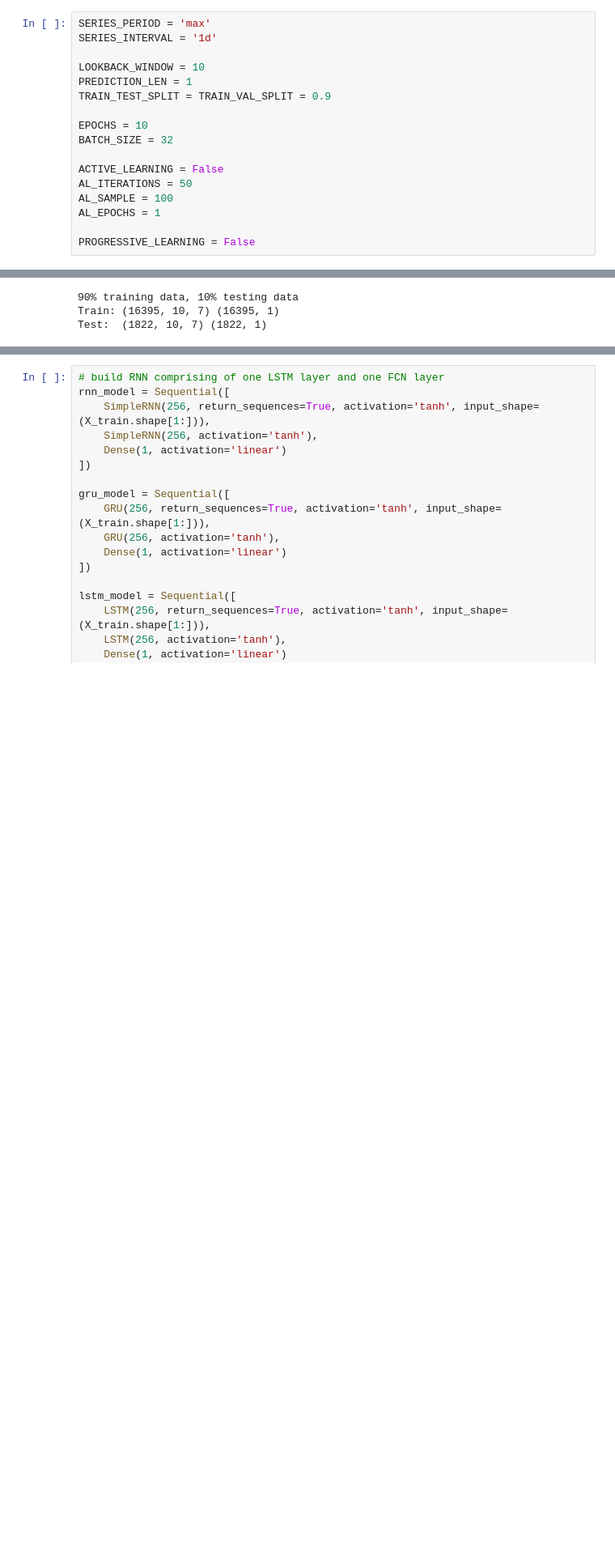
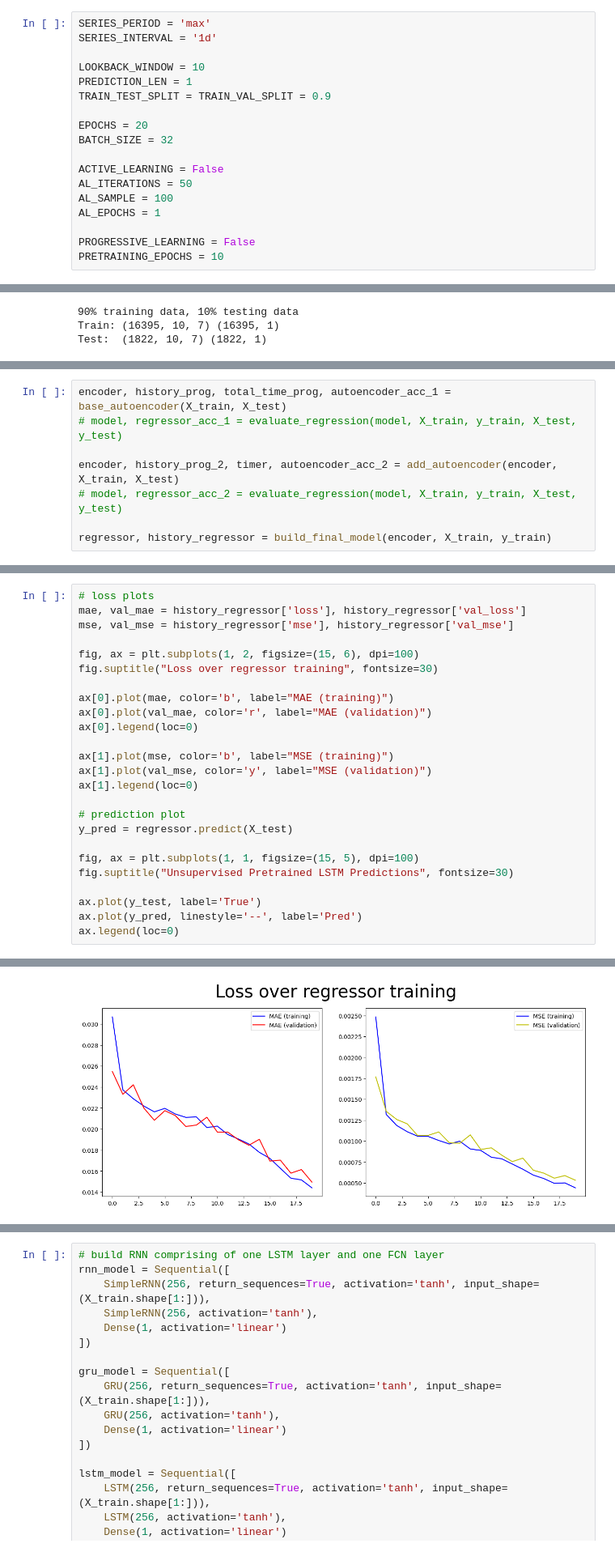
Before and after one commit to gittmp/sustainable-risk-modelling, a Jupyter notebook: Program/risk-forecasting.ipynb, the cells around one changed output, grey strips where cells are left out. Shown at 81% size. Cells and saved outputs as stored; diff of their text form; blank space fills up the shorter version.

Commit message:
implemented unsupervised layer-wise training using LSTM autoencoder

```diff
--- a/Program/risk-forecasting.ipynb
+++ b/Program/risk-forecasting.ipynb
@@ -41,7 +41,7 @@ LOOKBACK_WINDOW = 10
 PREDICTION_LEN = 1
 TRAIN_TEST_SPLIT = TRAIN_VAL_SPLIT = 0.9
 
-EPOCHS = 10
+EPOCHS = 20
 BATCH_SIZE = 32
 
 ACTIVE_LEARNING = False
@@ -50,6 +50,7 @@ AL_SAMPLE = 100
 AL_EPOCHS = 1
 
 PROGRESSIVE_LEARNING = False
+PRETRAINING_EPOCHS = 10
 # %% [markdown]
 ### Dataset
 # %%
@@ -159,0 +267,8 @@ Test:  (1822, 10, 7) (1822, 1)
+# %%
+encoder, history_prog, total_time_prog, autoencoder_acc_1 = base_autoencoder(X_train, X_test)
+# model, regressor_acc_1 = evaluate_regression(model, X_train, y_train, X_test, y_test)
+
+encoder, history_prog_2, timer, autoencoder_acc_2 = add_autoencoder(encoder, X_train, X_test)
+# model, regressor_acc_2 = evaluate_regression(model, X_train, y_train, X_test, y_test)
+
+regressor, history_regressor = build_final_model(encoder, X_train, y_train)
@@ -159,0 +293,26 @@ Test:  (1822, 10, 7) (1822, 1)
+# %%
+# loss plots
+mae, val_mae = history_regressor['loss'], history_regressor['val_loss']
+mse, val_mse = history_regressor['mse'], history_regressor['val_mse']
+
+fig, ax = plt.subplots(1, 2, figsize=(15, 6), dpi=100)
+fig.suptitle("Loss over regressor training", fontsize=30)
+
+ax[0].plot(mae, color='b', label="MAE (training)")
+ax[0].plot(val_mae, color='r', label="MAE (validation)")
+ax[0].legend(loc=0)
+
+ax[1].plot(mse, color='b', label="MSE (training)")
+ax[1].plot(val_mse, color='y', label="MSE (validation)")
+ax[1].legend(loc=0)
+
+# prediction plot
+y_pred = regressor.predict(X_test)
+
+fig, ax = plt.subplots(1, 1, figsize=(15, 5), dpi=100)
+fig.suptitle("Unsupervised Pretrained LSTM Predictions", fontsize=30)
+
+ax.plot(y_test, label='True')
+ax.plot(y_pred, linestyle='--', label='Pred')
+ax.legend(loc=0)
+# %% [output]
@@ -159,0 +320 @@ Test:  (1822, 10, 7) (1822, 1)
+[figure, added]
```
Also changed, not shown: parts of 20 cells of this notebook.
